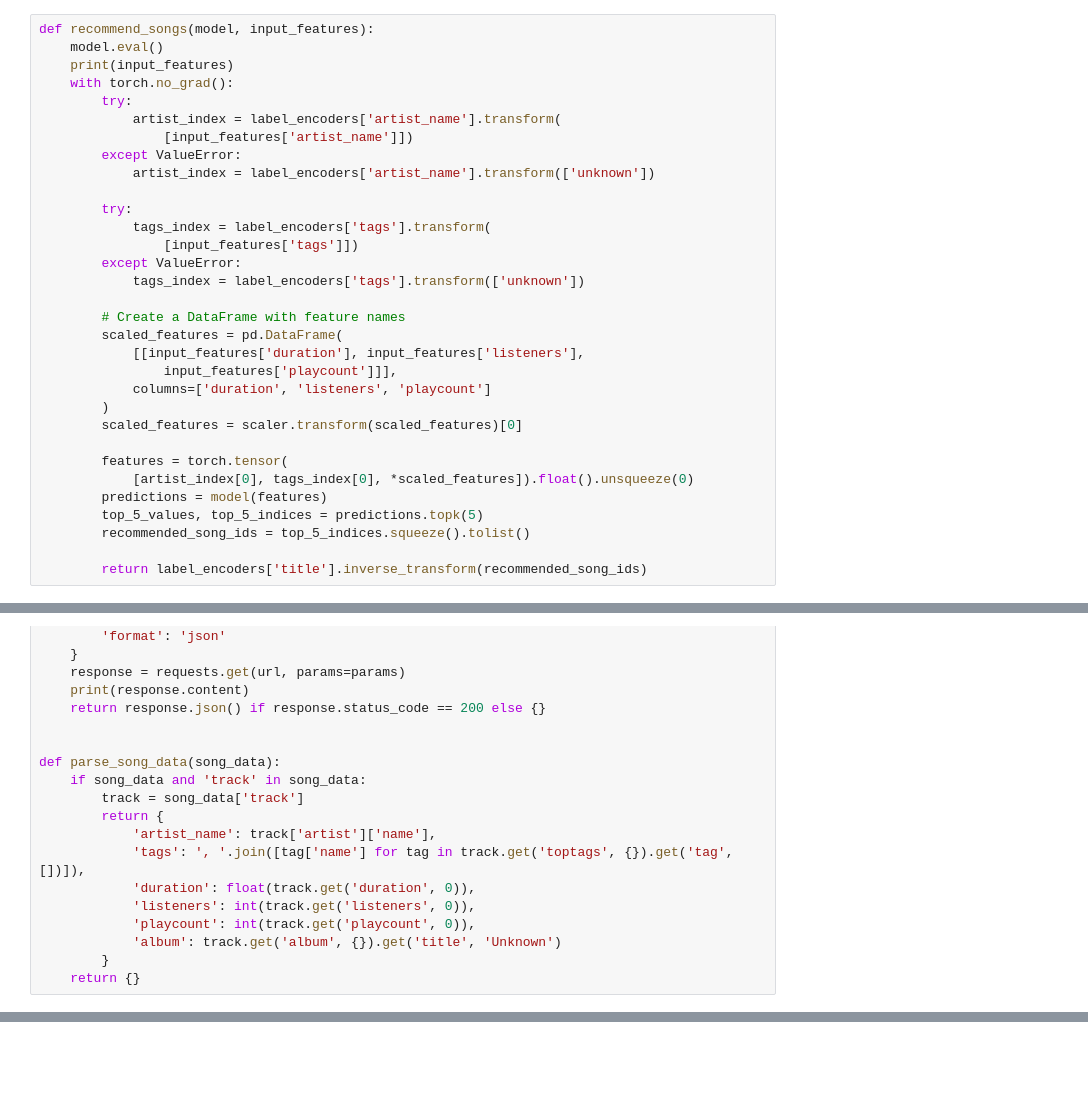
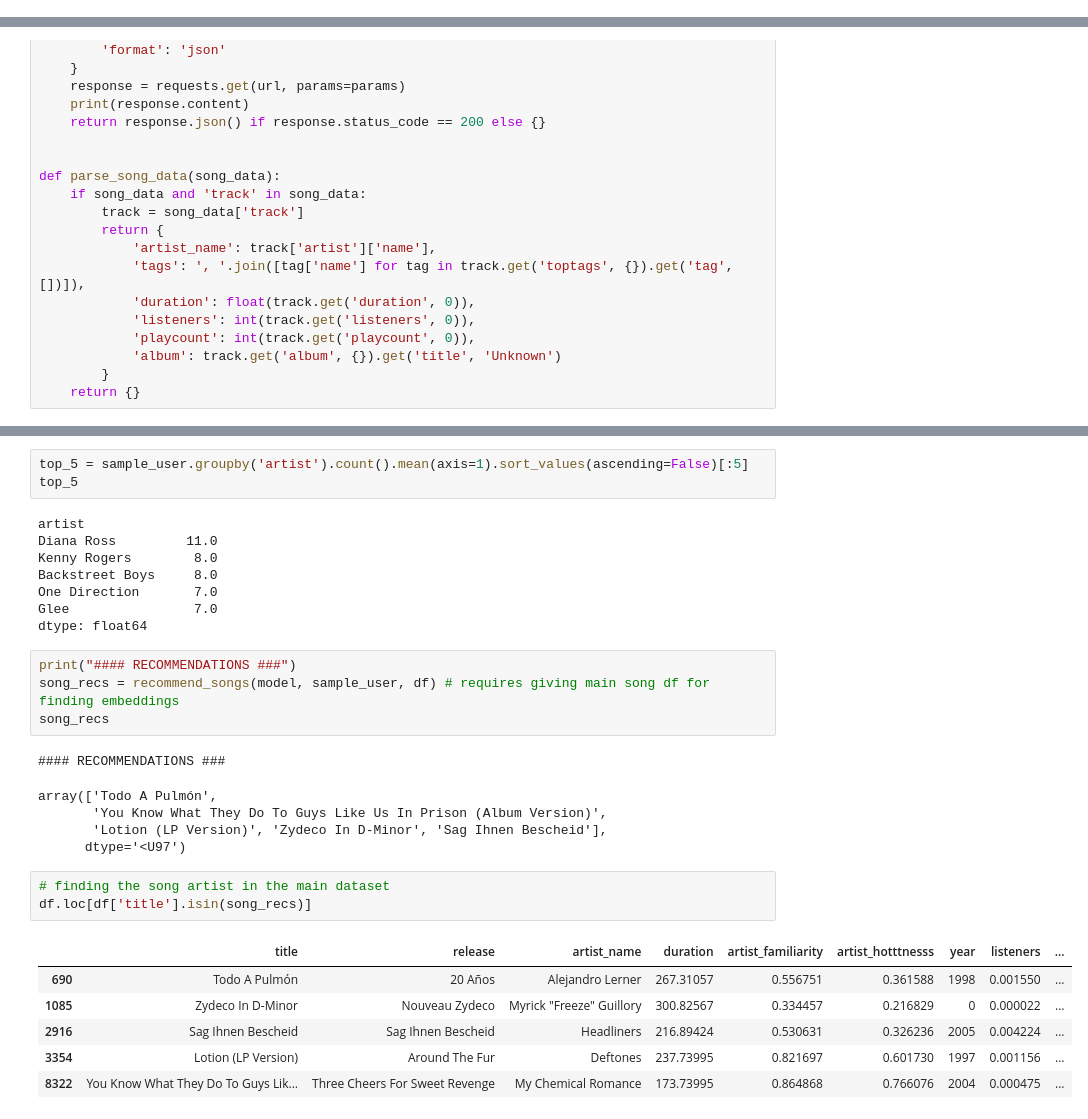
Before and after one commit to Bryan-Az/Neurobytes, a Jupyter notebook: mlops/notebooks/model_training.ipynb, the cells around one changed output, grey strips where cells are left out. Saved outputs shown, nothing was run; the diff lists cells and outputs as text; blank space fills up the shorter version.

```diff
--- a/mlops/notebooks/model_training.ipynb
+++ b/mlops/notebooks/model_training.ipynb
@@ -312,35 +338,3 @@ torch.save(model.state_dict(), 'model.pth')
 # %%
 # load the model
 model = SongRecommender()
-# %%
-def recommend_songs(model, input_features):
-    model.eval()
-    print(input_features)
-    with torch.no_grad():
-        try:
-            artist_index = label_encoders['artist_name'].transform(
-                [input_features['artist_name']])
-        except ValueError:
-            artist_index = label_encoders['artist_name'].transform(['unknown'])
-
-        try:
-            tags_index = label_encoders['tags'].transform(
-                [input_features['tags']])
-        except ValueError:
-            tags_index = label_encoders['tags'].transform(['unknown'])
-
-        # Create a DataFrame with feature names
-        scaled_features = pd.DataFrame(
-            [[input_features['duration'], input_features['listeners'],
-                input_features['playcount']]],
-            columns=['duration', 'listeners', 'playcount']
-        )
-        scaled_features = scaler.transform(scaled_features)[0]
-
-        features = torch.tensor(
-            [artist_index[0], tags_index[0], *scaled_features]).float().unsqueeze(0)
-        predictions = model(features)
-        top_5_values, top_5_indices = predictions.topk(5)
-        recommended_song_ids = top_5_indices.squeeze().tolist()
-
-        return label_encoders['title'].inverse_transform(recommended_song_ids)
@@ -401,0 +478,31 @@ Song not found or tags not available.
+# %%
+top_5 = sample_user.groupby('artist').count().mean(axis=1).sort_values(ascending=False)[:5]
+top_5
+# %% [output]
+artist
+Diana Ross         11.0
+Kenny Rogers        8.0
+Backstreet Boys     8.0
+One Direction       7.0
+Glee                7.0
+dtype: float64
+# %%
+print("#### RECOMMENDATIONS ###")
+song_recs = recommend_songs(model, sample_user, df) # requires giving main song df for finding embeddings
+song_recs
+# %% [output]
+#### RECOMMENDATIONS ###
+array(['Todo A Pulmón',
+       'You Know What They Do To Guys Like Us In Prison (Album Version)',
+       'Lotion (LP Version)', 'Zydeco In D-Minor', 'Sag Ihnen Bescheid'],
+      dtype='<U97')
+# %%
+# finding the song artist in the main dataset
+df.loc[df['title'].isin(song_recs)]
+# %% [output]
+|  | title | release | artist_name | duration | artist_familiarity | artist_hotttnesss | year | listeners | ... |
+| 690 | Todo A Pulmón | 20 Años | Alejandro Lerner | 267.31057 | 0.556751 | 0.361588 | 1998 | 0.001550 | ... |
+| 1085 | Zydeco In D-Minor | Nouveau Zydeco | Myrick "Freeze" Guillory | 300.82567 | 0.334457 | 0.216829 | 0 | 0.000022 | ... |
+| 2916 | Sag Ihnen Bescheid | Sag Ihnen Bescheid | Headliners | 216.89424 | 0.530631 | 0.326236 | 2005 | 0.004224 | ... |
+| 3354 | Lotion (LP Version) | Around The Fur | Deftones | 237.73995 | 0.821697 | 0.601730 | 1997 | 0.001156 | ... |
+| 8322 | You Know What They Do To Guys Lik... | Three Cheers For Sweet Revenge | My Chemical Romance | 173.73995 | 0.864868 | 0.766076 | 2004 | 0.000475 | ... |
```
Also changed, not shown: parts of 21 cells of this notebook, 1 other file.
